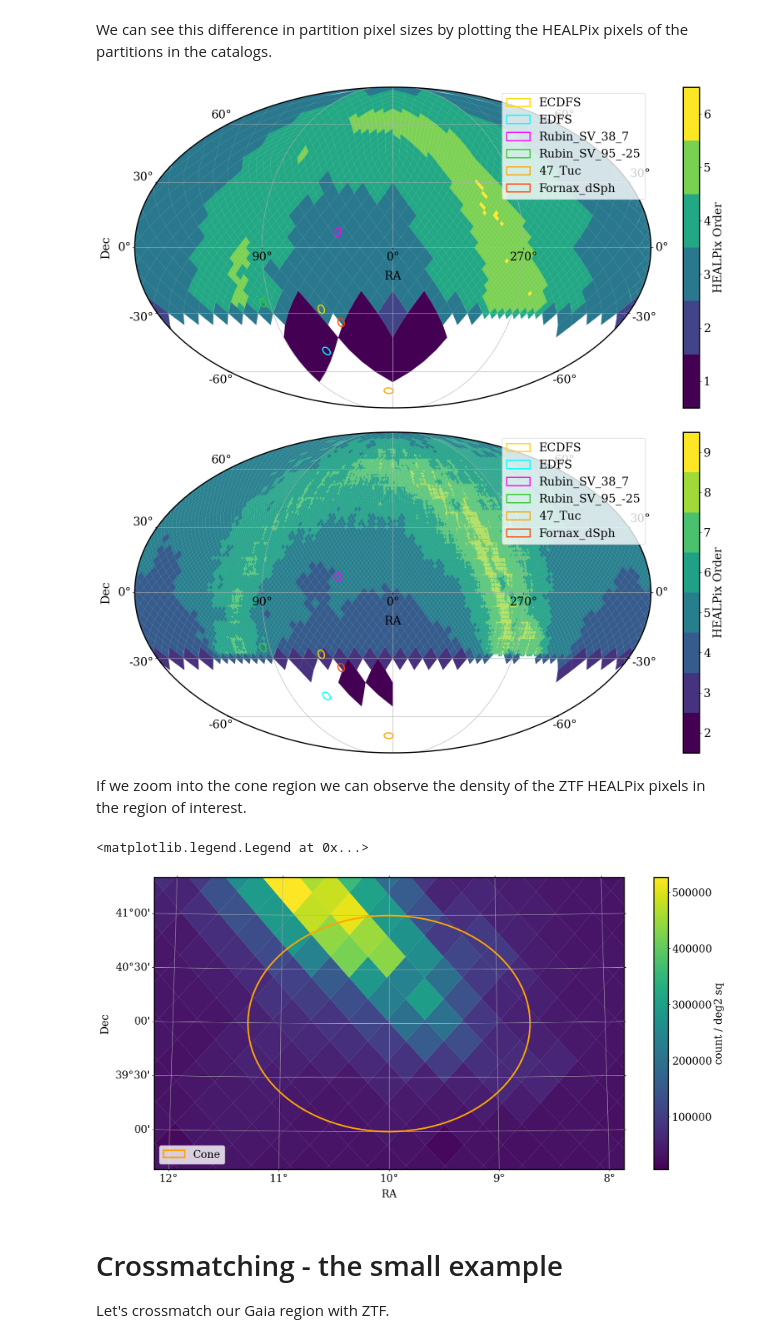
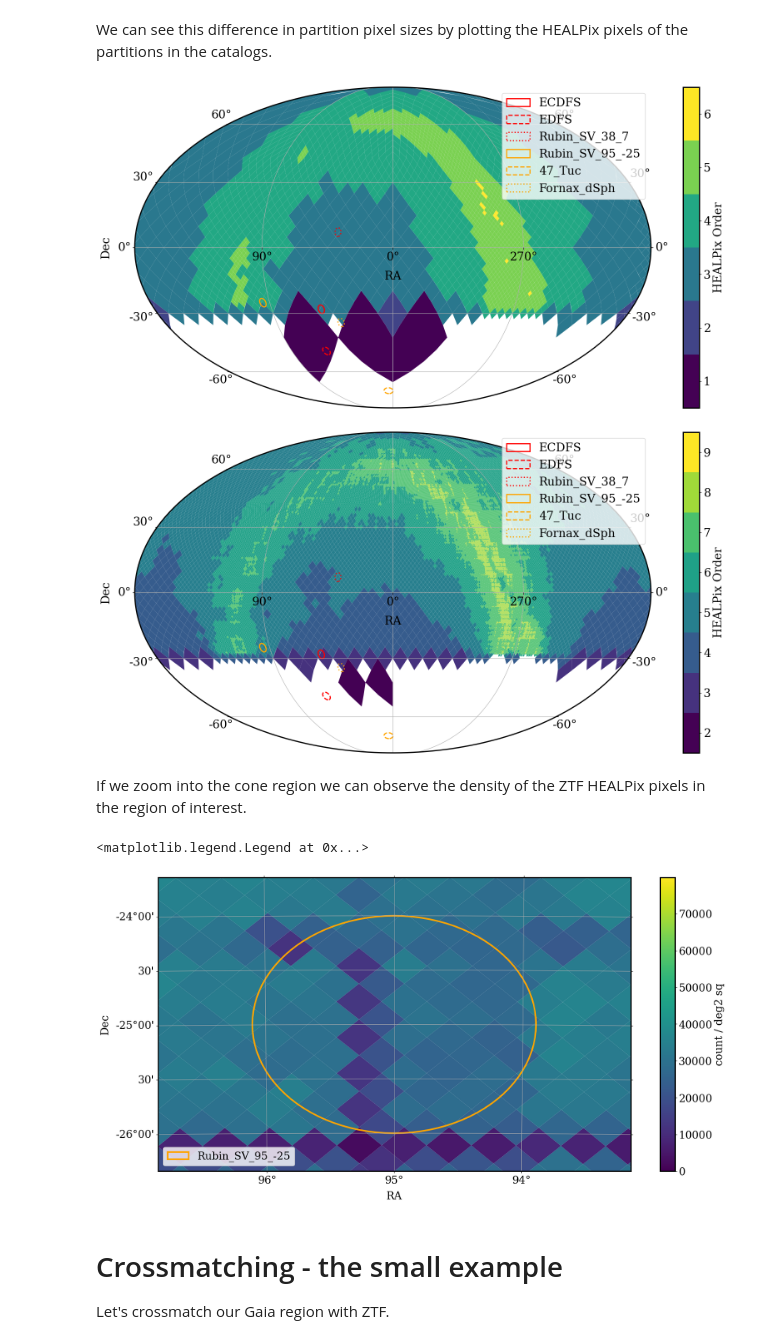
Before and after one commit to lincc-frameworks/midpoint-review, a Jupyter notebook: docs/notebooks/lsdb/Notebook_LSDB_HATS.ipynb, the cells around one changed output. Drawn from its saved outputs; the diff is of its cells as text; code cells hidden in the pictures.

Commit message:
full change to Rubin_SV_95-25

```diff
--- a/docs/notebooks/lsdb/Notebook_LSDB_HATS.ipynb
+++ b/docs/notebooks/lsdb/Notebook_LSDB_HATS.ipynb
@@ -246,8 +242,15 @@ cones = {name: ConeSearch(ra=ra, dec=dec, radius_arcsec=radius_arcsec) for name,
 # %% [markdown]
 We can see this difference in partition pixel sizes by plotting the HEALPix pixels of the partitions in the catalogs.
 # %%
-# Define six distinct colors for the six fields
-colors = ["#FFD700", "#00FFFF", "#FF00FF", "#32CD32", "#FFA500", "#FF4500"]
+# Assign colors and linestyles
+field_styles = {
+    "ECDFS": ("red", "solid"),
+    "EDFS": ("red", "dashed"),
+    "Rubin_SV_38_7": ("red", "dotted"),
+    "Rubin_SV_95_-25": ("orange", "solid"),
+    "47_Tuc": ("orange", "dashed"),
+    "Fornax_dSph": ("orange", "dotted"),
+}
 
 # Create the figure
 fig = plt.figure(figsize=(20, 10))
@@ -255,9 +258,10 @@ fig = plt.figure(figsize=(20, 10))
 # Plot the pixel density map for the ZTF object
 _, ax = ztf_object.plot_pixels(fig=fig)
 
-# Loop through all six fields and plot them with different colors
-for (name, cone), color in zip(cones.items(), colors):
-    cone.plot(edgecolor=color, facecolor="none", label=name, linewidth=2)
+# Loop through all six fields and plot them with assigned colors and linestyles
+for name, cone in cones.items():
+    color, linestyle = field_styles[name]  # Get assigned color and linestyle
+    cone.plot(edgecolor=color, facecolor="none", label=name, linewidth=2, linestyle=linestyle)
 
 # Add a legend to distinguish the different fields (positioned in the upper right)
 plt.legend(loc="upper right")
@@ -265,7 +269,7 @@ plt.legend(loc="upper right")
 # Show the plot
 plt.show()
 # %% [output]
-[figure, old version]
+[figure, new version]
 # %%
 # Plot the pixel density map for ZTF sources
 # Create the figure
@@ -274,9 +278,10 @@ fig2 = plt.figure(figsize=(20, 10))
 # Plot the pixel density map for the ZTF object
 _, ax = ztf_source.plot_pixels(fig=fig2)
 
-# Loop through all six fields and plot them with different colors
-for (name, cone), color in zip(cones.items(), colors):
-    cone.plot(edgecolor=color, facecolor="none", label=name, linewidth=2)
+# Loop through all six fields and plot them with assigned colors and linestyles
+for name, cone in cones.items():
+    color, linestyle = field_styles[name]  # Get assigned color and linestyle
+    cone.plot(edgecolor=color, facecolor="none", label=name, linewidth=2, linestyle=linestyle)
 
 # Add a legend to distinguish the different fields (positioned in the upper right)
 plt.legend(loc="upper right")
@@ -284,22 +289,22 @@ plt.legend(loc="upper right")
 # Show the plot
 plt.show()
 # %% [output]
-[figure, old version]
+[figure, new version]
 # %% [markdown]
 If we zoom into the cone region we can observe the density of the ZTF HEALPix pixels in the region of interest.
 # %%
 # Observe the point density map in the cone region of interest
 fig3 = plt.figure(figsize=(20, 10))
 fov = (Angle(3, "deg"), Angle(3, "deg"))
 
 plot_density(ztf_object.hc_structure, fig=fig3, center=center, fov=fov)
 
-cone_search.plot(edgecolor="orange", facecolor="none", label="Cone", linewidth=3)
+cone_search.plot(edgecolor="orange", facecolor="none", label="Rubin_SV_95_-25", linewidth=3)
 
 plt.legend(loc="lower left")
 # %% [output]
 <matplotlib.legend.Legend at 0x...>
-[figure, old version]
+[figure, new version]
 # %% [markdown]
 # Crossmatching - the small example
 
```
Also changed, not shown: parts of 16 cells of this notebook.
